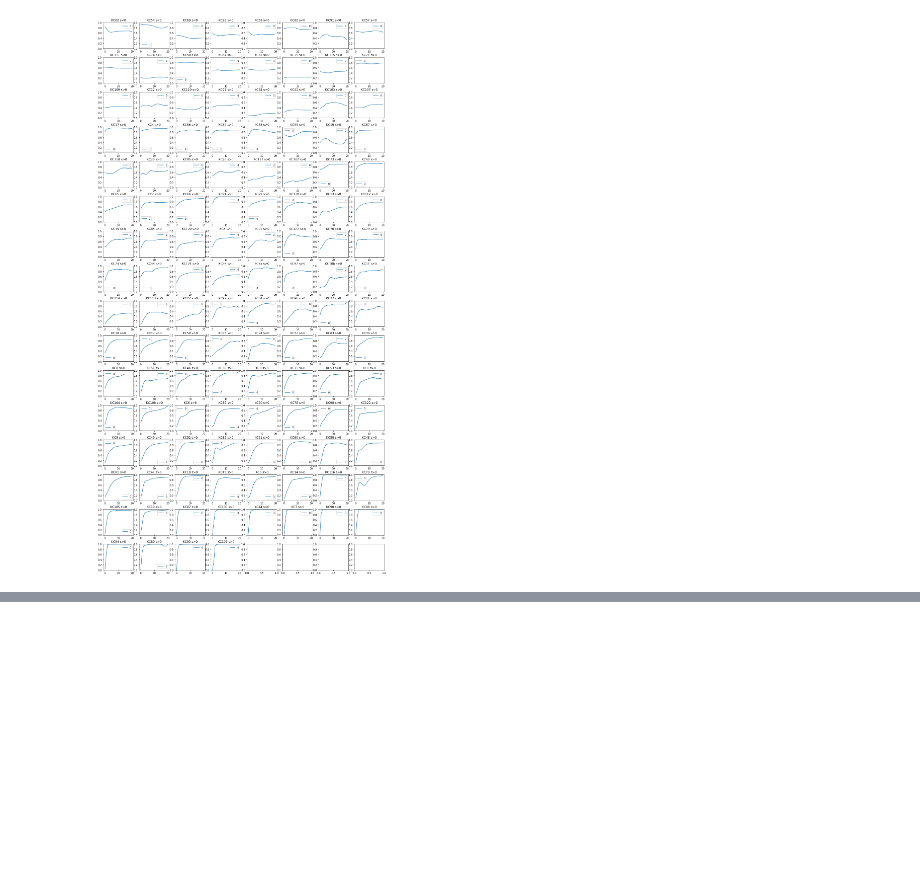
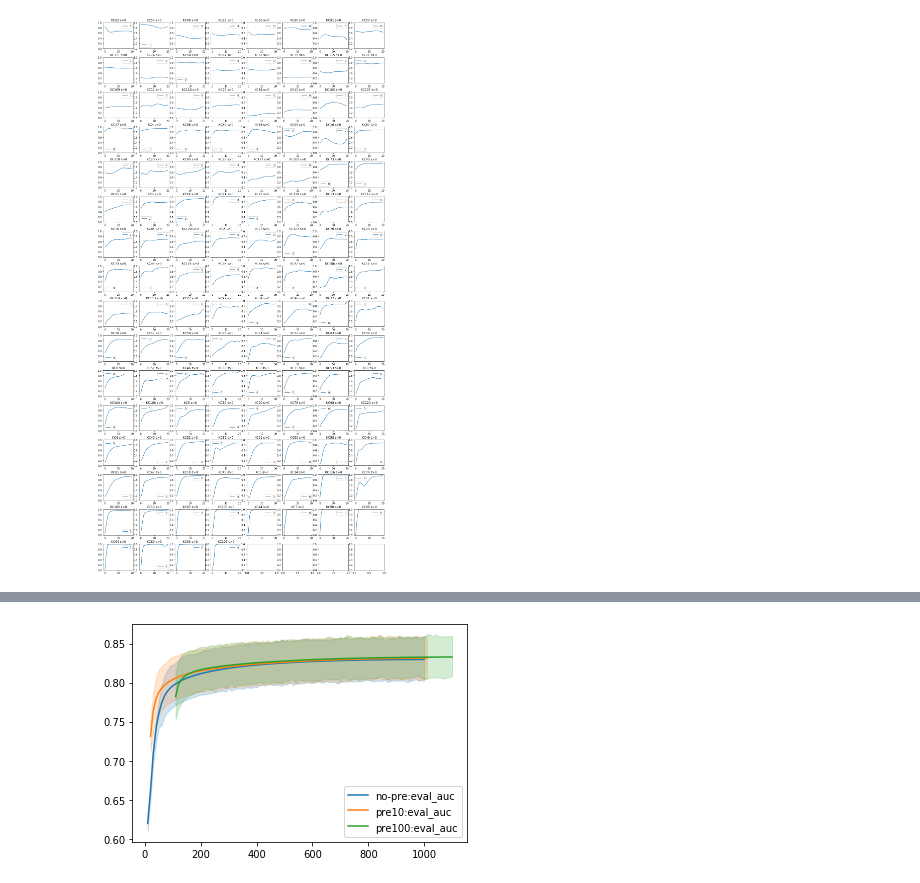
Before and after one commit to qqpann/KnowledgeTracing, a Jupyter notebook: notebook/Analyze_LayerStraitening.ipynb, the cells around one changed output, grey strips where cells are left out. Saved outputs shown, nothing was run; the diff lists cells and outputs as text; code cells hidden in the pictures; blank space fills up the shorter version.

```diff
--- a/notebook/Analyze_LayerStraitening.ipynb
+++ b/notebook/Analyze_LayerStraitening.ipynb
@@ -107,0 +195,36 @@ plt.show()
+# %%
+report_no_straighten_path, _ = check_prev_report(config_name, 'assistments09', projectdir)
+report_straighten_path, _ = check_prev_report(config_name, 'assistments09_straighten', projectdir)
+report_straighten_pre100_path, _ = check_prev_report(config_name, 'assistments09_straighten_pre100', projectdir)
+with open(report_no_straighten_path, 'r') as f:
+    report_no_straighten = json.load(f)
+with open(report_straighten_path, 'r') as f:
+    report_straighten = json.load(f)
+with open(report_straighten_pre100_path, 'r') as f:
+    report_straighten_pre100 = json.load(f)
+# %%
+
+
+def show_learning_curve(name, jack_up, idclist_dic, config):
+#     fig = plt.figure()
+#     ax = fig.add_subplot(111)
+#     x = np.transpose(np.array(list(idclist_dic['epoch'].values())))
+    x = idclist_dic['epoch']['0'] * 5
+    x = [i+jack_up for i in x]
+#     for k in ['train_loss', 'train_auc', 'eval_loss', 'eval_auc']:
+    for k in ['eval_auc']:
+        y = []
+        for _y in idclist_dic[k].values():
+            y += _y
+#         ax.plot(x, y, label=k.replace('_', ' '))
+        sns.lineplot(x=x, y=y, label=name+':'+k)
+#     ax.legend()
+#     ax.set_ylim(0., 1.)
+#     plt.savefig(outdir / f'{config.model_name}_lc.png')
+
+show_learning_curve('no-pre', 0, report_no_straighten['indicator'], config)
+show_learning_curve('pre10', 10, report_straighten['indicator'], config)
+show_learning_curve('pre100', 100, report_straighten_pre100['indicator'], config)
+plt.show()
+# %% [output]
+[figure, added]
```
Also changed, not shown: parts of 12 cells of this notebook.
